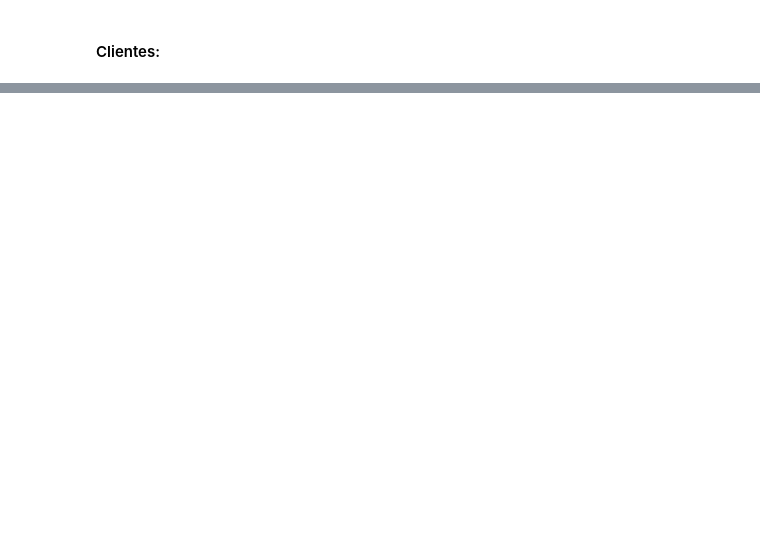
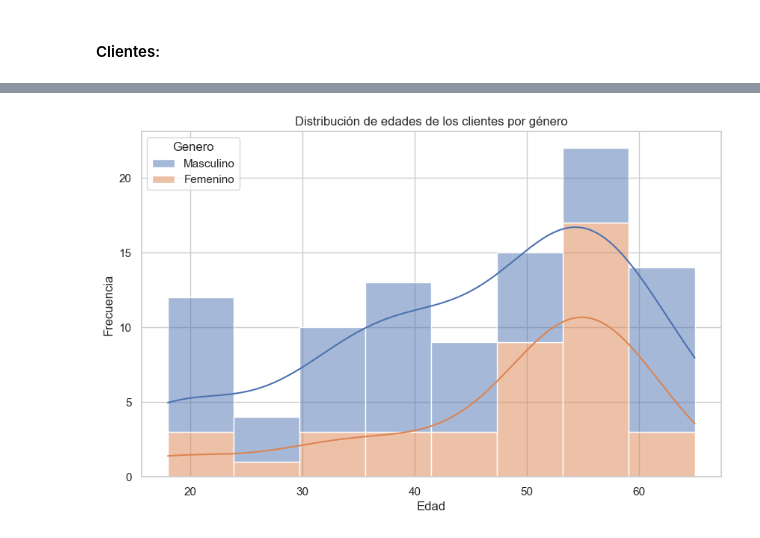
Before and after one commit to Airim-Coder/ICIF1042_Taller2, a Jupyter notebook: main.ipynb, the cells around one changed output, grey strips where cells are left out. Cells and saved outputs as stored; diff of their text form; code cells hidden in the pictures; blank space fills up the shorter version.

Commit message:
hotfix visualizacion

```diff
--- a/main.ipynb
+++ b/main.ipynb
@@ -130,0 +73,3 @@ df_clientes.head()
+# %%
+merged_df = df_ventas.merge(df_clientes, on='ID_Cliente')
+merged_df.head()
@@ -130,0 +83,3 @@ df_clientes.head()
+# %%
+merged_df = merged_df.reindex(columns=['ID_Cliente','Nombre','Edad','Genero','ID_Venta','Categoría','Producto','Precio','Cantidad'])
+merged_df. head() #Cambio de disposiccion de las columnas
@@ -130,0 +136,4 @@ df_clientes.head()
+# %%
+vs.Grafico(merged_df)
+# %% [output]
+[figure, added]
```
Also changed, not shown: parts of 25 cells of this notebook, 3 other files.
